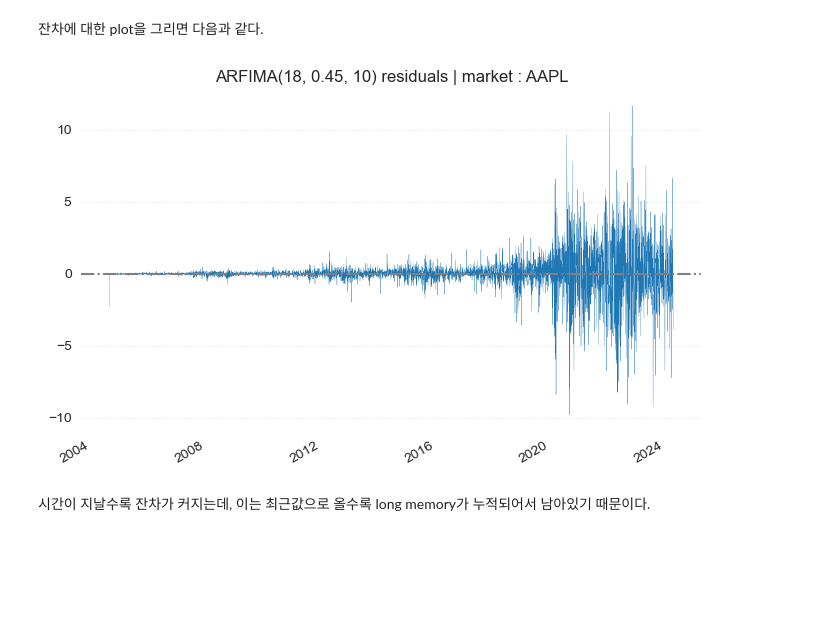
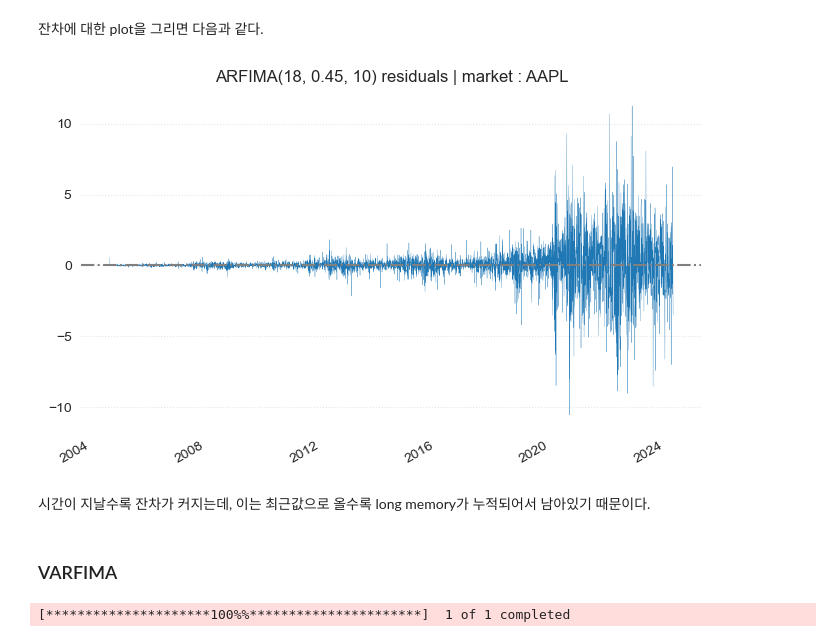
Before and after one commit to QuantifiSogang/2024MLforTimeSeries, a Jupyter notebook: 01BasicStatisticalModeling/03LongMemory.ipynb, the cells around one changed output. Saved outputs shown, nothing was run; the diff lists cells and outputs as text; code cells hidden in the pictures; blank space fills up the shorter version.

```diff
--- a/01BasicStatisticalModeling/03LongMemory.ipynb
+++ b/01BasicStatisticalModeling/03LongMemory.ipynb
@@ -13,7 +13,7 @@ import statsmodels.api as sm
 import yfinance as yf
 
 start_date = '2000-01-01'
-end_date = '2024-04-17'
+end_date = '2024-07-20'
 ticker = 'AAPL'
 data = yf.download(
     ticker,
@@ -101,2 +89,2 @@ plt.show()
 # %%
-frac_close = FractionalDifferentiatedFeatures.fracDiff(data[['Adj Close']], 0.45)
+model = ARFIMA(data['Close'], order = (18, 0.45, 10)).fit()
@@ -135,28 +169,0 @@ frac_close_ffd = FractionalDifferentiatedFeatures.fracDiff_FFD(data[['Adj Close'
-# %%
-fig, ax1 = plt.subplots(figsize = (8, 5))
-
-color = 'tab:blue'
-ax1.set_xlabel('Date')
-ax1.set_ylabel('FracDiff Prices')
-ax1.plot(frac_close_ffd['Adj Close'], color=color, alpha=0.75, lw=0.5)
-ax1.tick_params(axis='y')
-ax1.legend(['FracDiff Prices'], loc='upper left')
-ax1.set_ylim([-8.5, 21])
-ax1.axhline(0, color='gray', alpha=0.75, ls='-.', lw = 1)
-ax1.grid(False)
-
-ax2 = ax1.twinx()
-color = 'tab:orange'
-ax2.set_ylabel('Adj Close')
-ax2.plot(data['Adj Close'], color=color, lw=1, alpha=1)
-ax2.tick_params(axis='y')
-ax2.set_ylim([-85, 210])
-
-for spine in ax1.spines.values():
-    spine.set_visible(False)
-for spine in ax2.spines.values():
-    spine.set_visible(False)
-ax2.yaxis.grid(True, ls = ':', alpha = 0.5)
-plt.title('Frac Diff Series | Expanding Window | Market : AAPL | d = 0.45')
-
-plt.show()
@@ -241,15 +211,28 @@ Warnings:
 잔차에 대한 plot을 그리면 다음과 같다.
 # %%
 fig, ax = plt.subplots(figsize = (8, 5))
-arima.resid.plot(ax = ax, lw = 0.2)
+model.resid.plot(ax = ax, lw = 0.2)
 plt.title(f'ARFIMA(18, 0.45, 10) residuals | market : {ticker}')
 plt.grid(False)
 plt.axhline(0, ls = '-.', color = 'gray')
 for spine in ax.spines.values():
     spine.set_visible(False)
 ax.yaxis.grid(True, ls = ':', alpha = 0.5)
 plt.show()
 # %% [output]
-[figure, old version]
+[figure, new version]
 # %% [markdown]
 시간이 지날수록 잔차가 커지는데, 이는 최근값으로 올수록 long memory가 누적되어서 남아있기 때문이다.
+# %% [markdown]
+### VARFIMA
+# %%
+start_date = '2000-01-01'
+end_date = '2024-07-20'
+ticker = '^GSPC'
+spx = yf.download(
+    ticker,
+    start = start_date,
+    end = end_date
+)
+# %% [output]
+[*********************100%%**********************]  1 of 1 completed
```
Also changed, not shown: parts of 22 cells of this notebook, 1 other file.
